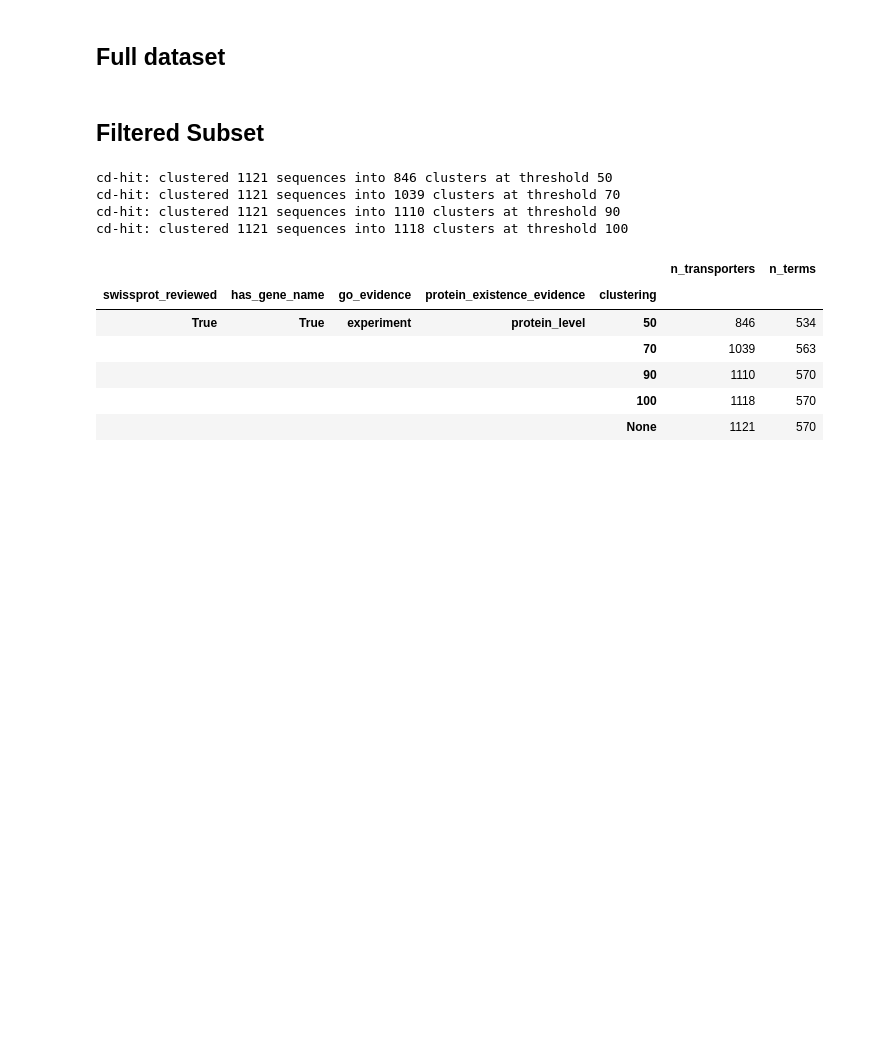
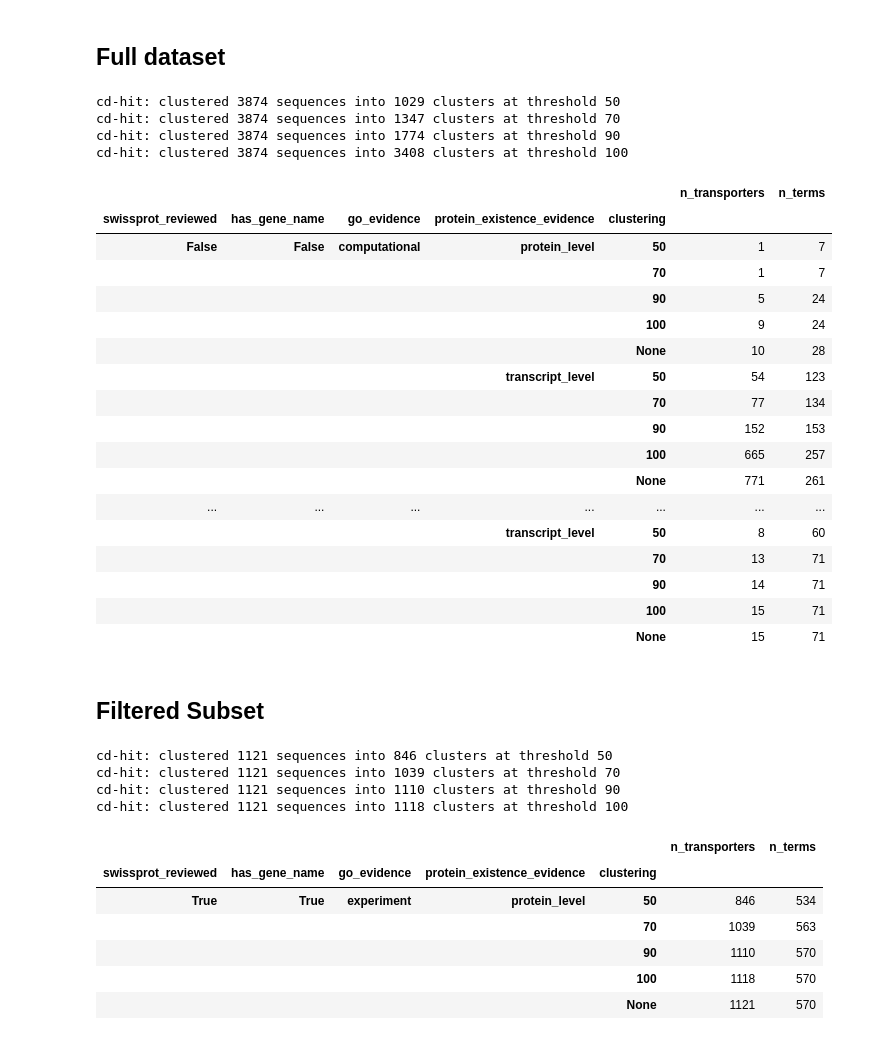
Before and after one commit to adenger/subpred_dl, a Jupyter notebook: notebooks/svm_human.ipynb, the cells around one changed output. Saved outputs shown, nothing was run; the diff lists cells and outputs as text; code cells hidden in the pictures; blank space fills up the shorter version.

```diff
--- a/notebooks/svm_tests_meta.ipynb
+++ b/notebooks/svm_human.ipynb
@@ -3,15 +3,38 @@ from subpred.protein_go_datasets import get_transmembrane_transporter_dataset, g
 # %% [markdown]
 ## Full dataset
 # %%
-# dataset_athaliana = get_transmembrane_transporter_dataset(
-#     organism_ids=[3702],
-#     swissprot_only=False,
-#     datasets_path="../data/datasets/",
-#     exclude_iea_go_terms=False,
-#     max_sequence_evidence_code=2,
-#     remove_proteins_without_gene_names=False,
-# )
-# get_stats(*dataset_athaliana)
+dataset_human = get_transmembrane_transporter_dataset(
+    organism_ids=[9606],
+    swissprot_only=False,
+    datasets_path="../data/datasets/",
+    exclude_iea_go_terms=False,
+    max_sequence_evidence_code=2,
+    remove_proteins_without_gene_names=False,
+)
+get_stats(*dataset_human)
+# %% [output]
+cd-hit: clustered 3874 sequences into 1029 clusters at threshold 50
+cd-hit: clustered 3874 sequences into 1347 clusters at threshold 70
+cd-hit: clustered 3874 sequences into 1774 clusters at threshold 90
+cd-hit: clustered 3874 sequences into 3408 clusters at threshold 100
+|  |  |  |  |  | n_transporters | n_terms |
+| swissprot_reviewed | has_gene_name | go_evidence | protein_existence_evidence | clustering |  |  |
+| False | False | computational | protein_level | 50 | 1 | 7 |
+|  |  |  |  | 70 | 1 | 7 |
+|  |  |  |  | 90 | 5 | 24 |
+|  |  |  |  | 100 | 9 | 24 |
+|  |  |  |  | None | 10 | 28 |
+|  |  |  | transcript_level | 50 | 54 | 123 |
+|  |  |  |  | 70 | 77 | 134 |
+|  |  |  |  | 90 | 152 | 153 |
+|  |  |  |  | 100 | 665 | 257 |
+|  |  |  |  | None | 771 | 261 |
+| ... | ... | ... | ... | ... | ... | ... |
+|  |  |  | transcript_level | 50 | 8 | 60 |
+|  |  |  |  | 70 | 13 | 71 |
+|  |  |  |  | 90 | 14 | 71 |
+|  |  |  |  | 100 | 15 | 71 |
+|  |  |  |  | None | 15 | 71 |
 # %% [markdown]
 ## Filtered Subset
 # %%
```
Also changed, not shown: parts of 14 cells of this notebook, 2 other files.
